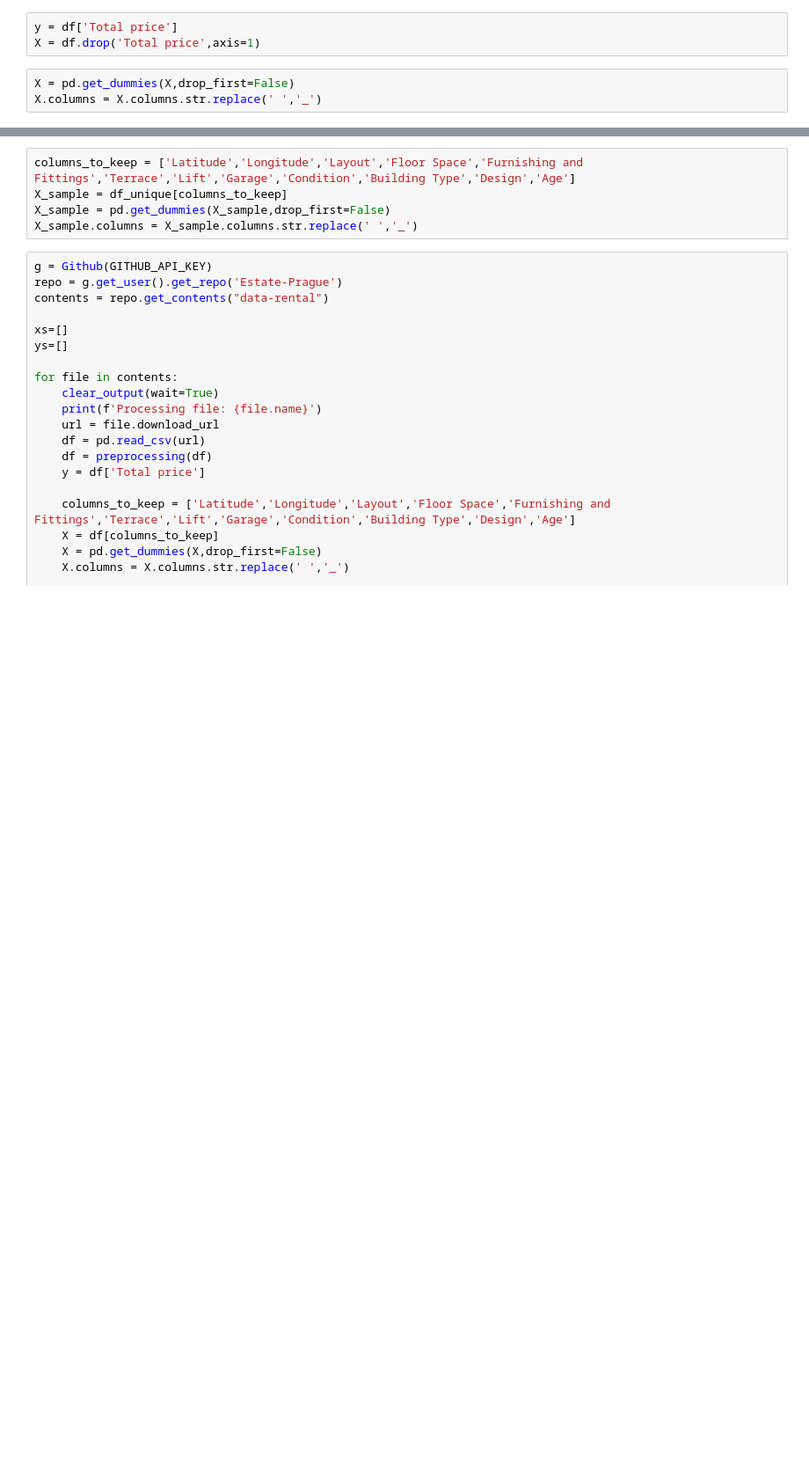
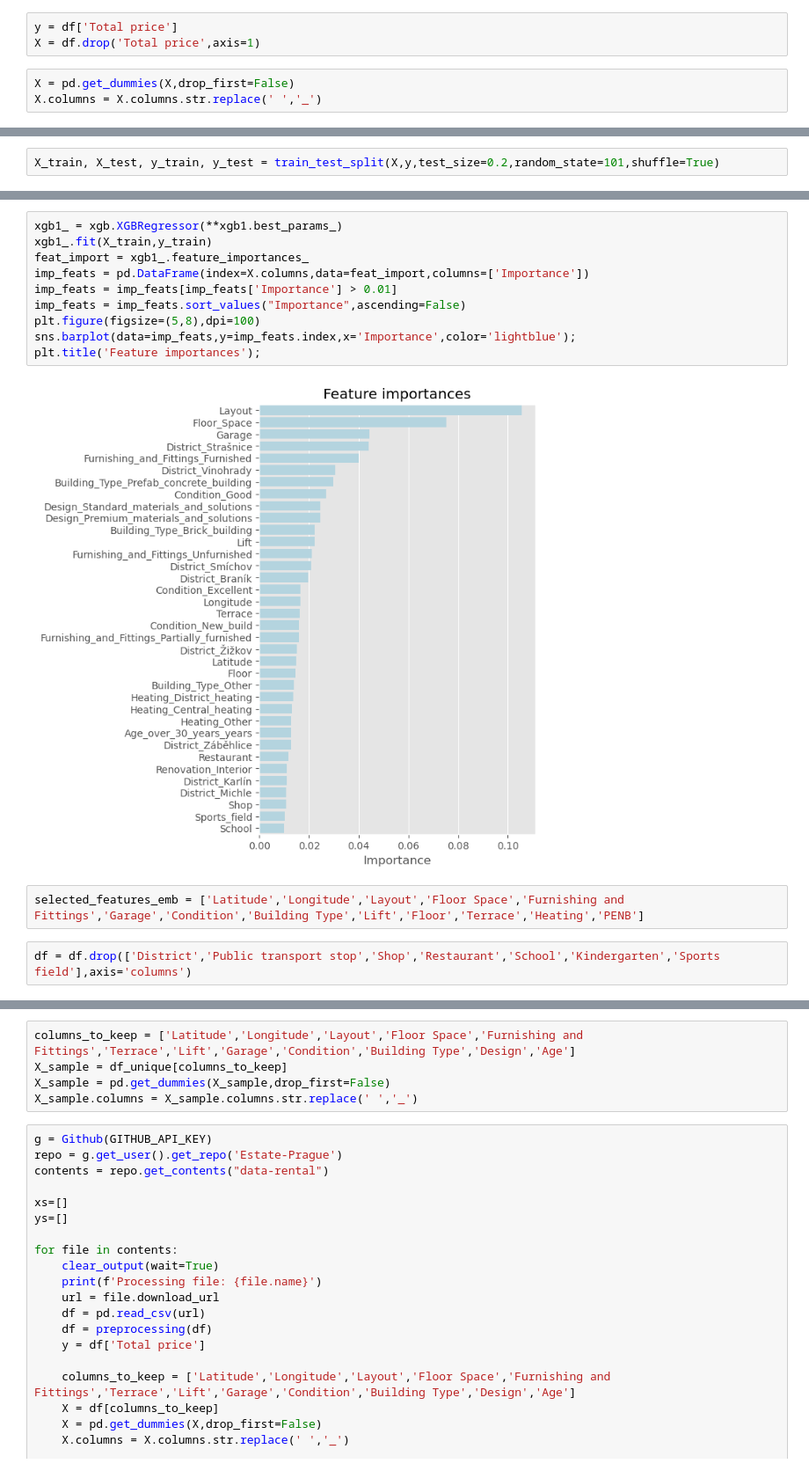
Before and after one commit to tomasz-bialy/Estate-Prague, a Jupyter notebook: Estate_Prague.ipynb, the cells around one changed output, grey strips where cells are left out. Shown at 88% size. Saved outputs shown, nothing was run; the diff lists cells and outputs as text; blank space fills up the shorter version.

```diff
--- a/Estate_Prague.ipynb
+++ b/Estate_Prague.ipynb
@@ -449,0 +209,2 @@ plt.title('Feature importances');
+# %%
+X_train, X_test, y_train, y_test = train_test_split(X,y,test_size=0.2,random_state=101,shuffle=True)
@@ -449,0 +409,16 @@ plt.title('Feature importances');
+# %%
+xgb1_ = xgb.XGBRegressor(**xgb1.best_params_)
+xgb1_.fit(X_train,y_train)
+feat_import = xgb1_.feature_importances_
+imp_feats = pd.DataFrame(index=X.columns,data=feat_import,columns=['Importance'])
+imp_feats = imp_feats[imp_feats['Importance'] > 0.01]
+imp_feats = imp_feats.sort_values("Importance",ascending=False)
+plt.figure(figsize=(5,8),dpi=100)
+sns.barplot(data=imp_feats,y=imp_feats.index,x='Importance',color='lightblue');
+plt.title('Feature importances');
+# %% [output]
+[figure, added]
+# %%
+selected_features_emb = ['Latitude','Longitude','Layout','Floor Space','Furnishing and Fittings','Garage','Condition','Building Type','Lift','Floor','Terrace','Heating','PENB']
+# %%
+df = df.drop(['District','Public transport stop','Shop','Restaurant','School','Kindergarten','Sports field'],axis='columns')
```
Also changed, not shown: parts of 59 cells of this notebook.
